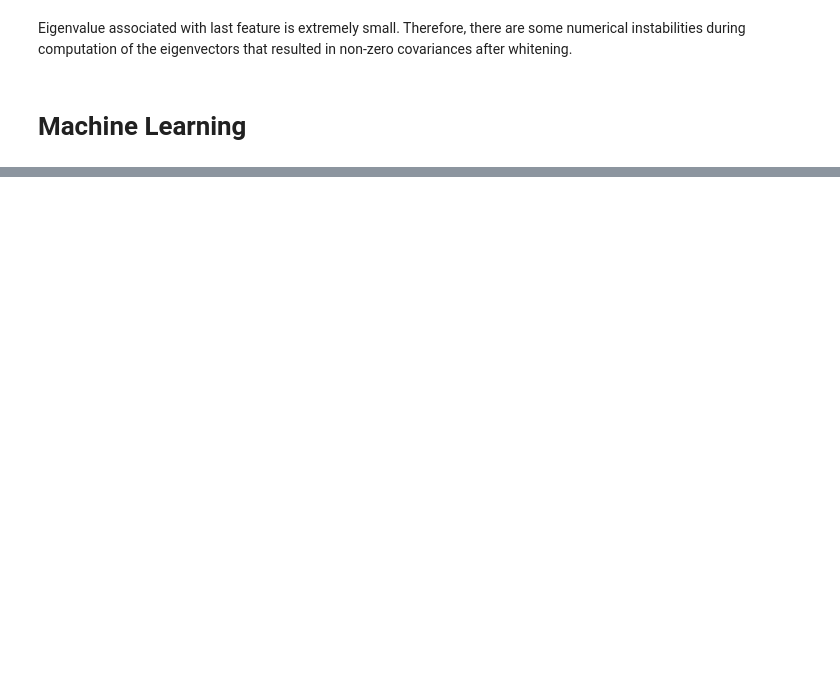
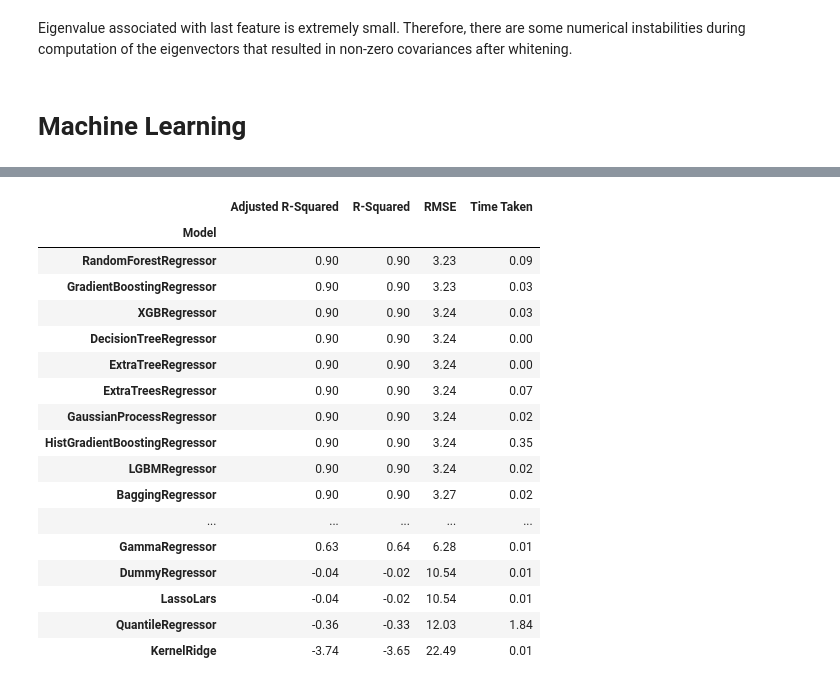
Before and after one commit to marshineer/SimpleRegression, a Jupyter notebook: heating_and_cooling_loads.ipynb, the cells around one changed output, grey strips where cells are left out. Saved outputs shown, nothing was run; the diff lists cells and outputs as text; code cells hidden in the pictures; blank space fills up the shorter version.

```diff
--- a/heating_and_cooling_loads.ipynb
+++ b/heating_and_cooling_loads.ipynb
@@ -171,17 +127,18 @@ print(f'RMSE: {mean_squared_error(y_test[:, 0], y_pred)}')
-# %%
-# Light Gradient Boosting Machine
-lgbm = LGBMRegressor()
-lgbm.fit(X_train, y_train[:, 0])
-y_pred = lgbm.predict(X_test)
-R2_lgbm = r2_score(y_test[:, 0], y_pred)
-print(f'R^2: {R2_lgbm}')
-print(f'Adjusted R^2: {adjusted_R2(R2_lgbm, N_test, p_test)}')
-print(f'RMSE: {mean_squared_error(y_test[:, 0], y_pred)}')
-# %%
-# Elastic Net
-elastic_net = ElasticNet()
-elastic_net.fit(X_train, y_train[:, 0])
-elastic_net_R2 = elastic_net.score(X_test, y_test[:, 0])
-print(f'R^2: {elastic_net_R2}')
-print(f'Adjusted R^2: {adjusted_R2(elastic_net_R2, N_test, p_test)}')
-print(f'RMSE: {mean_squared_error(y_test[:, 0], elastic_net.predict(X_test))}')
+# %%
+# Compare several machine learning methods
+models = [SVR(kernel="rbf", C=100),
+          GradientBoostingRegressor(),
+          XGBRegressor(objective='reg:squarederror'),
+          LGBMRegressor(),
+          ElasticNet()]
+model_names = ['SVR', 'Gradient Boost', 'XGBoost', 'LGBM', 'Elastic Net']
+
+perf_cols = ['R^2', 'Adjusted-R^2', 'RMSE']
+model_perf = np.zeros((len(models), y_test.shape[1], len(perf_cols)))
+for i, model in enumerate(models):
+    for j in range(2):
+        model.fit(X_train, y_train[:, j])
+        y_pred = model.predict(X_test)
+        model_perf[i, j, 0] = r2_score(y_test[:, j], y_pred)
+        model_perf[i, j, 1] = adjusted_R2(model_perf[i, j, 0], N_test, p_test)
+        model_perf[i, j, 2] = mean_squared_error(y_test[:, j], y_pred)
@@ -187,0 +158,24 @@ print(f'RMSE: {mean_squared_error(y_test[:, 0], elastic_net.predict(X_test))}')
+# %%
+# Compare using lazypredict
+reg = LazyRegressor(verbose=0, ignore_warnings=False, custom_metric=None)
+models, pred = reg.fit(X_train, X_test, y_train[:, 0], y_test[:, 0])
+models
+# %% [output]
+|  | Adjusted R-Squared | R-Squared | RMSE | Time Taken |
+| Model |  |  |  |  |
+| RandomForestRegressor | 0.90 | 0.90 | 3.23 | 0.09 |
+| GradientBoostingRegressor | 0.90 | 0.90 | 3.23 | 0.03 |
+| XGBRegressor | 0.90 | 0.90 | 3.24 | 0.03 |
+| DecisionTreeRegressor | 0.90 | 0.90 | 3.24 | 0.00 |
+| ExtraTreeRegressor | 0.90 | 0.90 | 3.24 | 0.00 |
+| ExtraTreesRegressor | 0.90 | 0.90 | 3.24 | 0.07 |
+| GaussianProcessRegressor | 0.90 | 0.90 | 3.24 | 0.02 |
+| HistGradientBoostingRegressor | 0.90 | 0.90 | 3.24 | 0.35 |
+| LGBMRegressor | 0.90 | 0.90 | 3.24 | 0.02 |
+| BaggingRegressor | 0.90 | 0.90 | 3.27 | 0.02 |
+| ... | ... | ... | ... | ... |
+| GammaRegressor | 0.63 | 0.64 | 6.28 | 0.01 |
+| DummyRegressor | -0.04 | -0.02 | 10.54 | 0.01 |
+| LassoLars | -0.04 | -0.02 | 10.54 | 0.01 |
+| QuantileRegressor | -0.36 | -0.33 | 12.03 | 1.84 |
+| KernelRidge | -3.74 | -3.65 | 22.49 | 0.01 |
```
Also changed, not shown: parts of 10 cells of this notebook, 1 other file.
